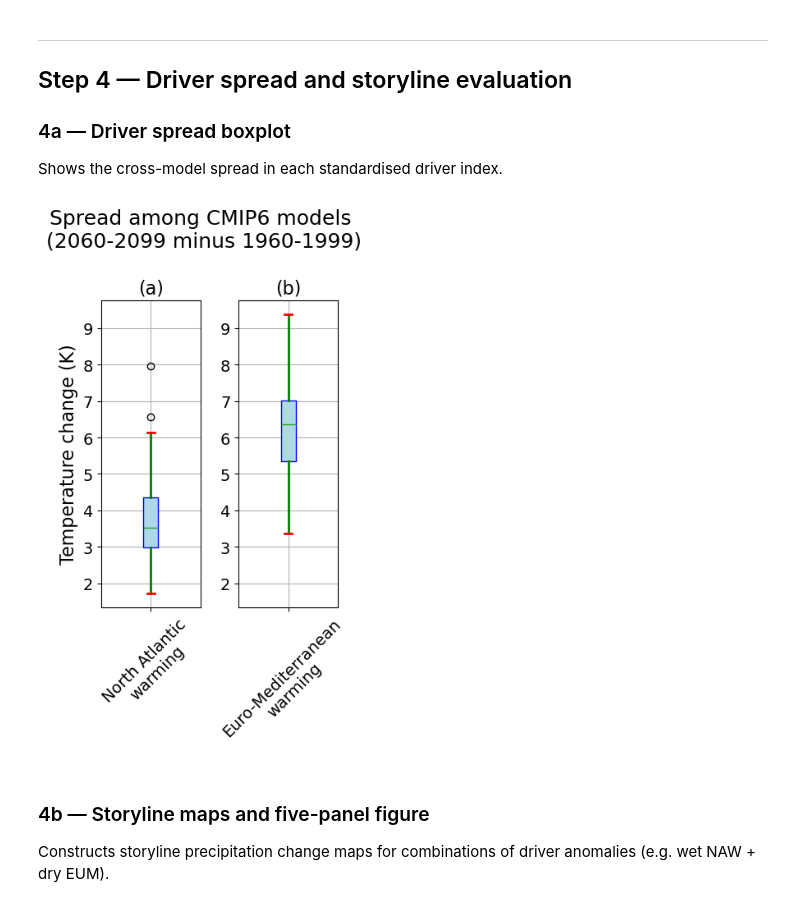
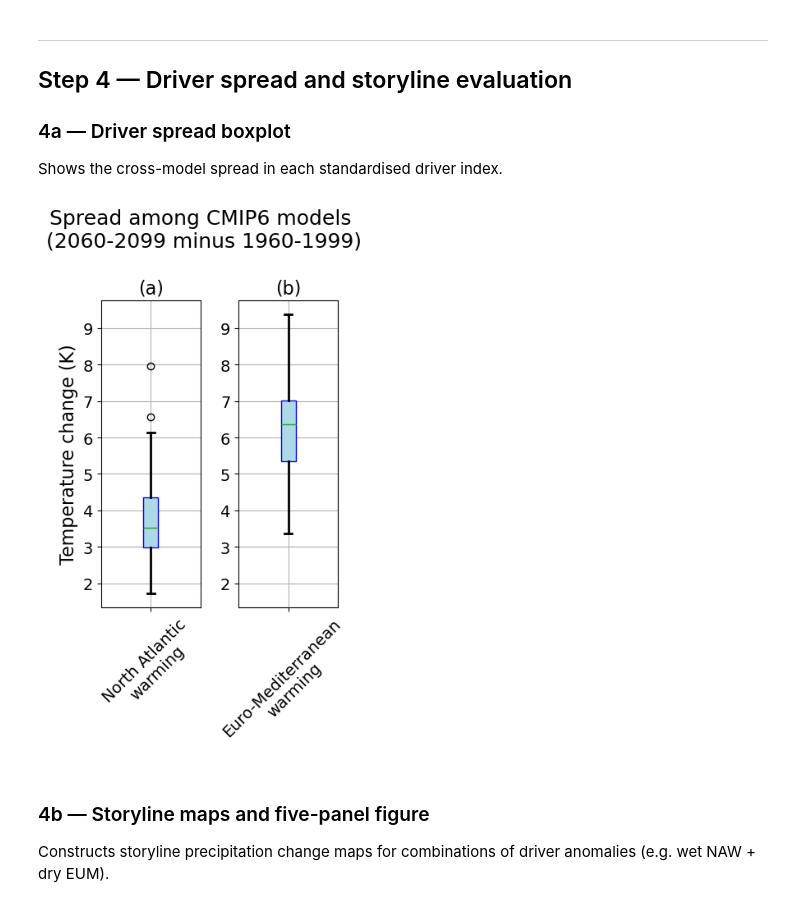
Before and after one commit to LIM-Climate-Causality/storypy, a Jupyter notebook: notebooks/sp_monerie_2023.ipynb, the cells around one changed output. Saved outputs shown, nothing was run; the diff lists cells and outputs as text; code cells hidden in the pictures.

```diff
--- a/notebooks/sp_monerie_2023.ipynb
+++ b/notebooks/sp_monerie_2023.ipynb
@@ -311,13 +311,13 @@ plt.rcParams.update({
     "figure.titlesize": 18
 })
 
-user_config = dict(
+main_config = dict(
         work_dir='/climca/people/ralawode/esmvaltool_output/monerie_etal_2023_20260427_120336/work',
         plot_dir='/climca/people/ralawode/esmvaltool_output/monerie_etal_2023_20260427_120336/plots',
     )
 
 # Directly read the drivers from the output file in the work_dir.
-driver_path = os.path.join(user_config['work_dir'], "storyline_analysis/multiple_regresion/remote_drivers/drivers.csv")
+driver_path = os.path.join(main_config['work_dir'], "storyline_analysis/multiple_regresion/remote_drivers/drivers.csv")
 rds = pd.read_csv(driver_path, index_col=0)
 
 # Choose/re-order the panel explicitly
@@ -353,36 +353,36 @@ shared_ylim = (shared_min - pad, shared_max + pad)
 # -------------------------------------------------
 
 fig, axes = plt.subplots(
     1, n,
     figsize=(2.0 * n, 7),
     squeeze=False
 )
 axes = axes[0]
 
 for i, (ax, col) in enumerate(zip(axes, driver_order)):
     rds[[col]].boxplot(
         ax=ax,
         patch_artist=True,
         boxprops=dict(facecolor='lightblue', color='blue'),
-        whiskerprops=dict(color='green', linewidth=2),
-        capprops=dict(color='red', linewidth=2),
+        whiskerprops=dict(color='black', linewidth=2),
+        capprops=dict(color='black', linewidth=2),
         flierprops=dict(marker='o', color='black', markersize=6)
     )
 
     ax.set_title(f"({chr(ord('a') + i)})")
     ax.set_xticklabels([clear_names.get(col, col)], rotation=45, ha='center')
     ax.set_ylabel(ylabels.get(col, ""))
 
     # -------------------------------------------------
     if col in shared_range:
         ax.set_ylim(shared_ylim)
     # -------------------------------------------------
 
 plt.suptitle("Spread among CMIP6 models \n(2060-2099 minus 1960-1999)")
 plt.tight_layout()
 plt.show()
 # %% [output]
-[figure, old version]
+[figure, new version]
 # %% [markdown]
 ### 4b — Storyline maps and five-panel figure
 
```
Also changed, not shown: parts of 10 cells of this notebook, 10 other files.
